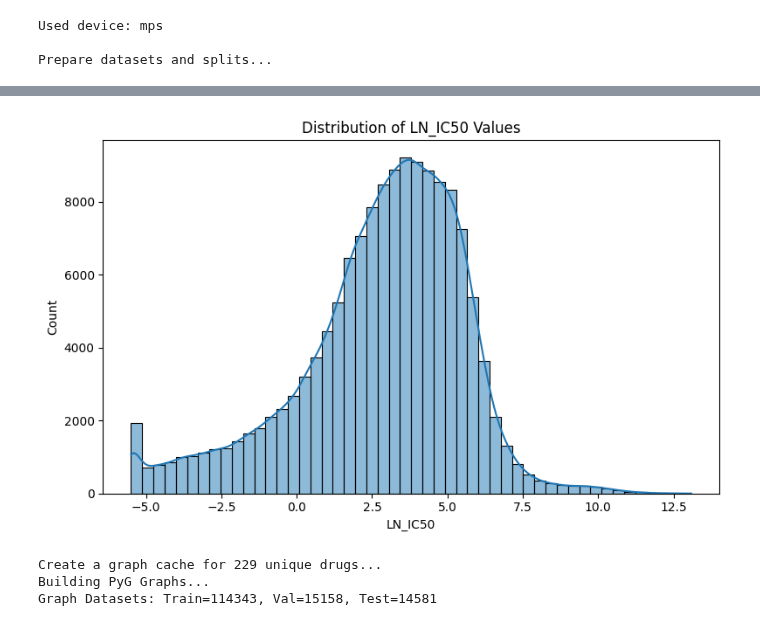
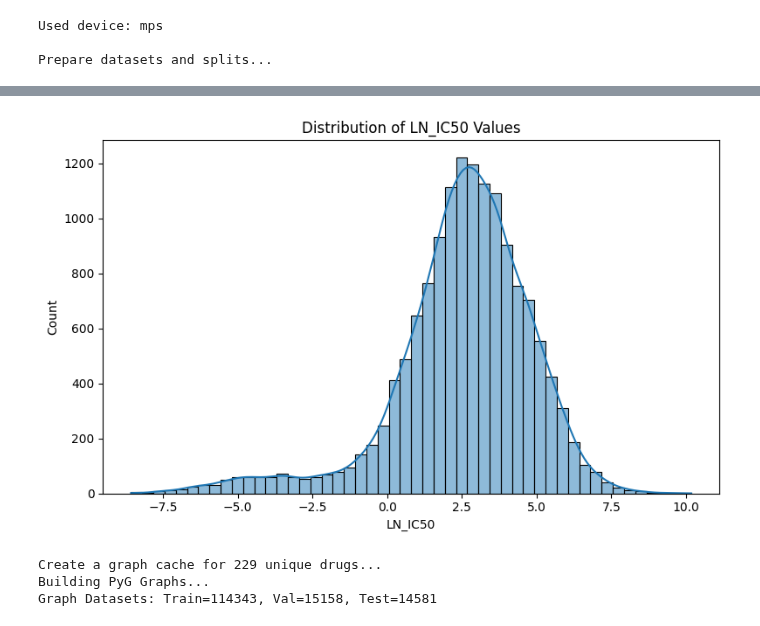
Before and after one commit to s-juross/masterthesis, a Jupyter notebook: gpu/error_analysis_attention.ipynb, the cells around one changed output, grey strips where cells are left out. Saved outputs shown, nothing was run; the diff lists cells and outputs as text; code cells hidden in the pictures.

Commit message:
Transfered some helper functions and included histogram of distribution of target values

```diff
--- a/gpu/error_analysis_attention.ipynb
+++ b/gpu/error_analysis_attention.ipynb
@@ -656,8 +623,28 @@ X_genomic_raw = df.filter(regex=r'.* \(.*\)').values.astype('float32')
 y_raw = df[target].values.astype('float32')
 drug_groups = df['DRUG_ID'].values
 
+'''
+# ==========================================
+# TEMPORARY OUTLIER REMOVAL
+# ==========================================
+print(f"Daten vor dem Löschen: {len(y_raw)}")
+
+# 1. Maske erstellen: Behalte nur Werte, die >= -5.5 UND <= 7.5 sind
+valid_mask = (y_raw >= -5.5) & (y_raw <= 7.5)
+
+# 2. Maske auf ALLE Arrays anwenden, damit die Zeilen synchron bleiben
+y_raw = y_raw[valid_mask]
+X_genomic_raw = X_genomic_raw[valid_mask]
+smiles_raw = smiles_raw[valid_mask]
+drug_groups = drug_groups[valid_mask]
+
+outliers_removed = (~valid_mask).sum()
+print(f"Es wurden {outliers_removed} Ausreißer gelöscht.")
+print(f"Daten nach dem Löschen: {len(y_raw)}")
+'''
+
 #print("Create 20% Subset for fast test-training...")
-#gss_subset = GroupShuffleSplit(n_splits=1, train_size=0.20, random_state=101)
+#gss_subset = GroupShuffleSplit(n_splits=1, train_size=0.20, random_state=1337)
 #idx_subset, _ = next(gss_subset.split(X_genomic_raw, y_raw, groups=drug_groups))
 #smiles_raw = smiles_raw[idx_subset]
 #X_genomic_raw = X_genomic_raw[idx_subset]
@@ -665,11 +652,11 @@ drug_groups = df['DRUG_ID'].values
 #drug_groups = drug_groups[idx_subset]
 
 seeds = [42, 101, 1337, 9999]
-#seeds = [101, 1337]
+#seeds = [101]
 hidden_dim = 64
 dropout = 0.31
-lr = 1e-4
-weight_decay = 1e-3
+lr = 5e-5
+weight_decay = 1e-2
 epochs = 20
 patience = 5
 batch_size = 128
@@ -701,10 +688,15 @@ X_gen_val = gene_scaler.transform(X_genomic_raw[idx_val])
 X_gen_test = gene_scaler.transform(X_genomic_raw[idx_test])
 
 # preprocessing target values
-y_raw_clipped = np.clip(y_raw, a_min=-5.5, a_max=None)
+y_raw_clipped = np.clip(y_raw, a_min=-5.5, a_max=7.5)
+#y_scaler = StandardScaler()
+#y_scaler = MinMaxScaler()
 y_train = y_raw_clipped[idx_train]
 y_val = y_raw_clipped[idx_val]
-y_test_orig = y_raw_clipped[idx_test]
+y_test_orig = y_raw[idx_test]
+#y_train = y_scaler.fit_transform(y_train.reshape(-1, 1)).flatten()
+#y_val = y_scaler.transform(y_val.reshape(-1, 1)).flatten()
+#y_test_orig = y_scaler.transform(y_test_orig.reshape(-1, 1)).flatten()
 # %% [output]
 Used device: mps
 
@@ -712,15 +734,15 @@ Prepare datasets and splits...
 # %%
 ln_ic50 = df['LN_IC50'].dropna()
 
 plt.figure(figsize=(8, 5))
-sns.histplot(y_raw_clipped, bins=50, kde=True)
+sns.histplot(y_test_orig, bins=50, kde=True)
 plt.xlabel('LN_IC50')
 plt.ylabel('Count')
 plt.title('Distribution of LN_IC50 Values')
 plt.tight_layout()
 plt.show()
 # %% [output]
-[figure, old version]
+[figure, new version]
 # %%
 import os
 cache_path = '/Users/lukasrasche/Desktop/masterthesis/processed_graph_cache.pt'
```
Also changed, not shown: parts of 12 cells of this notebook.
